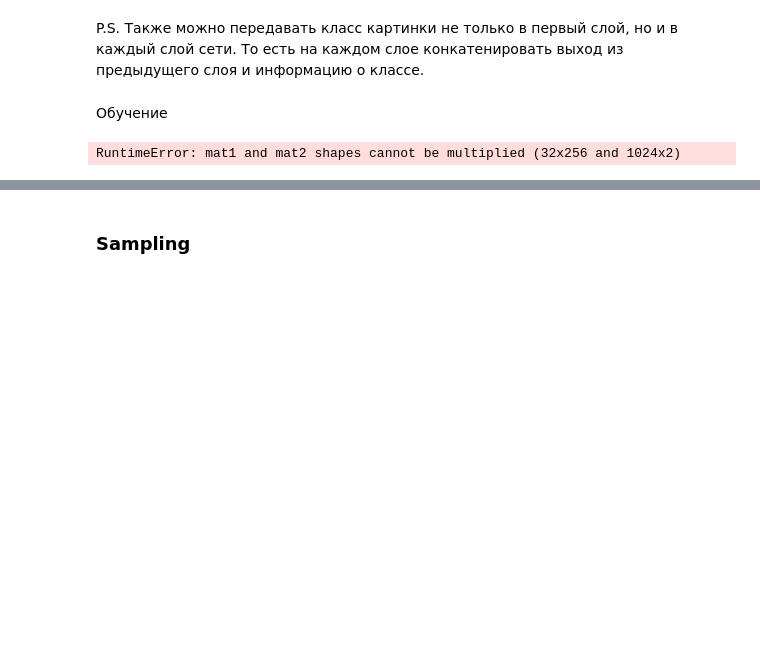
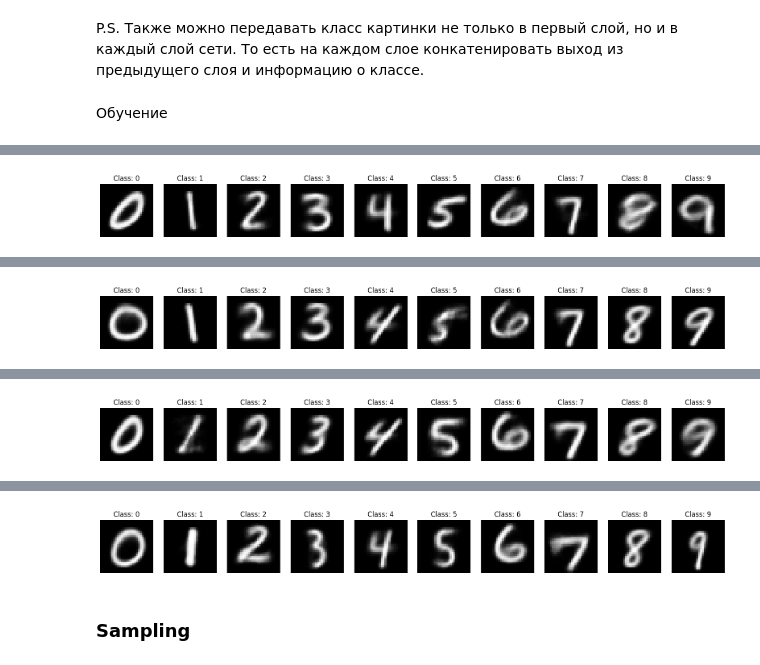
Before and after one commit to alex-chin/dsl_part_1_ml_cv, a Jupyter notebook: week_10_AE_VAE/Homework/hw_7_part_3_cvae.ipynb, the cells around one changed output, grey strips where cells are left out. Cells and saved outputs as stored; diff of their text form; code cells hidden in the pictures; blank space fills up the shorter version.

Commit message:
Refactor CVAE notebook: rename class to ConditionalVAE, update encoder/decoder architecture, and add latent space visualization function for improved clarity and functionality.

```diff
--- a/week_10_AE_VAE/Homework/hw_7_part_3_cvae.ipynb
+++ b/week_10_AE_VAE/Homework/hw_7_part_3_cvae.ipynb
@@ -146,3 +117,10 @@ class CVAE(nn.Module):
+# %%
+
+# Функция потерь
+def loss_function(recon_x, x, mu, logvar):
+    BCE = F.binary_cross_entropy(recon_x, x.view(-1, input_dim), reduction='sum')
+    KLD = -0.5 * torch.sum(1 + logvar - mu.pow(2) - logvar.exp())
+    return BCE + KLD
 # %% [markdown]
 Обучение
 # %%
@@ -189,5 +128,5 @@ def train_cvae(cvae, data, epochs=20):
-# %%
-vae = CVAE().to(device) # GPU
-vae = train_cvae(vae, train_loader)
-# %% [output]
-RuntimeError: mat1 and mat2 shapes cannot be multiplied (32x256 and 1024x2)
+# %%
+
+# Инициализация модели
+model = ConditionalVAE(input_dim, latent_dim, num_classes).to(device)
+optimizer = optim.Adam(model.parameters(), lr=learning_rate)
@@ -193,0 +154,28 @@ RuntimeError: mat1 and mat2 shapes cannot be multiplied (32x256 and 1024x2)
+# %%
+# Генерация примеров
+def generate_samples(num_samples=10):
+    model.eval()
+    with torch.no_grad():
+        # Создаем латентные векторы
+        z = torch.randn(num_samples, latent_dim).to(device)
+
+        # Создаем метки классов от 0 до 9
+        labels = torch.arange(0, num_classes).to(device)
+
+        # Генерируем изображения
+        samples = model.decode(z, labels).cpu()
+
+        # Визуализация
+        fig, axes = plt.subplots(1, num_samples, figsize=(20, 2))
+        for i, ax in enumerate(axes):
+            ax.imshow(samples[i].view(28, 28).numpy(), cmap='gray')
+            ax.axis('off')
+            ax.set_title(f'Class: {i}')
+        plt.show()
+# %%
+# Запуск обучения
+for epoch in range(1, epochs + 1):
+    train(epoch)
+    if epoch % 5 == 0:
+        generate_samples()
+# %% [output]
@@ -193,0 +199 @@ RuntimeError: mat1 and mat2 shapes cannot be multiplied (32x256 and 1024x2)
+[figure, added]
@@ -193,0 +217 @@ RuntimeError: mat1 and mat2 shapes cannot be multiplied (32x256 and 1024x2)
+[figure, added]
@@ -193,0 +235 @@ RuntimeError: mat1 and mat2 shapes cannot be multiplied (32x256 and 1024x2)
+[figure, added]
@@ -194,3 +253,4 @@ RuntimeError: mat1 and mat2 shapes cannot be multiplied (32x256 and 1024x2)
+[figure, added]
 # %% [markdown]
 ### Sampling
 # %% [markdown]
```
Also changed, not shown: parts of 15 cells of this notebook.
